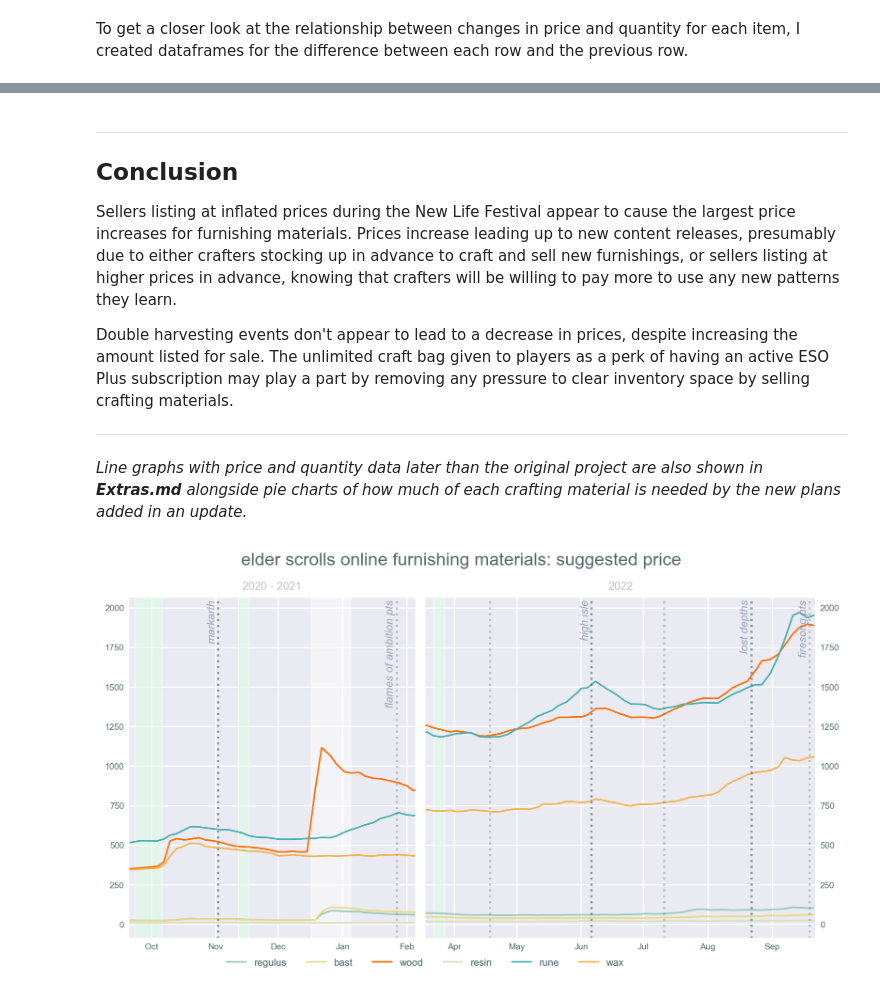
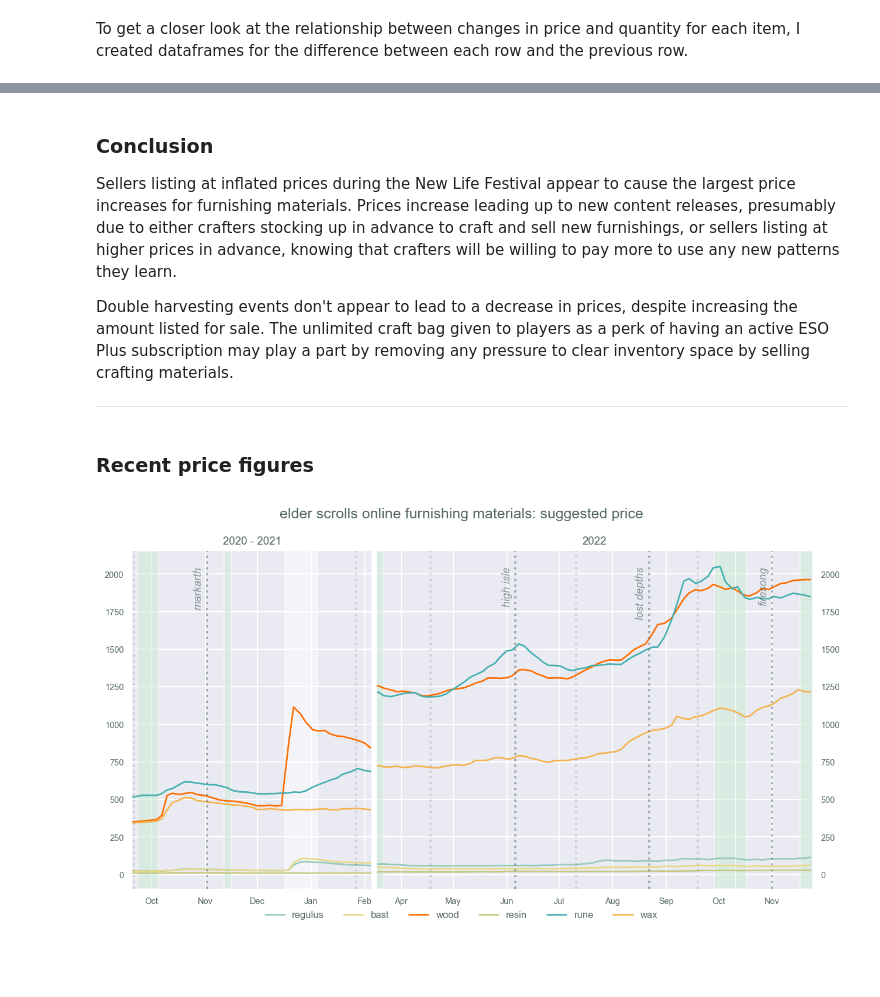
Before and after one commit to racheldelong/ESO-Crafting-Material-Prices, a Jupyter notebook: ESOMatPrices.ipynb, the cells around one changed output, grey strips where cells are left out. Saved outputs shown, nothing was run; the diff lists cells and outputs as text; code cells hidden in the pictures; blank space fills up the shorter version.

```diff
--- a/ESOMatPrices.ipynb
+++ b/ESOMatPrices.ipynb
@@ -533,6 +558,5 @@ Bast and regulus prices remain fairly stable during quantity fluctuations.
 # %% [markdown]
-************************************************
-## Conclusion
+### Conclusion
 
 Sellers listing at inflated prices during the New Life Festival appear to cause the largest price increases for furnishing materials. Prices increase leading up to new content releases, presumably due to either crafters stocking up in advance to craft and sell new furnishings, or sellers listing at higher prices in advance, knowing that crafters will be willing to pay more to use any new patterns they learn.
 
@@ -540,77 +564,67 @@ Double harvesting events don't appear to lead to a decrease in prices, despite i
 
 
 ************************************************
-# %% [markdown]
-*Line graphs with price and quantity data later than the original project are also shown in __Extras.md__ alongside pie charts of how much of each crafting material is needed by the new plans added in an update.*
+# %% [markdown]
+### Recent price figures
+# %%
+colors.update(
+    {
+        "regulus": "#98CABB",
+        "bast": "#E9D985",
+        "resin": "#c7c982",
+        "rune": "#46B0B1",
+        "wax": "#F4B34E",
+    }
+)
+
+# find date of most recent entry & add a day for current graph xlim
+current = price.index[-1]
+current = current + timedelta(days=1)
+
+# find length of 2022 graph for width ratios
+currentplot = ((price.index[-1] - price.index[44]).days) + 2
 # %%
-colors.update(
-    {
-        "regulus": "#98CABB",
-        "bast": "#E9D985",
-        "resin": "#DDDFBE",
-        "rune": "#46B0B1",
-        "wax": "#F4B34E",
-    }
-)
-
 # create 2 subplots to hide gaps in price tracking
 fig, axes = plt.subplots(
     1,
     2,
     figsize=(10, 5),
     **f,
     sharey=True,
     gridspec_kw={"width_ratios": [138, currentplot]},
 )
 fig.suptitle("elder scrolls online furnishing materials: suggested price")
 
 for ax in axes:
     for label in labels:
         ax.plot(price[label], lw=1.3, label=label, color=colors[label])
 
-    # add lines for content release dates
-    for val in test:
-        ax.axvline(x=val, **pts)
-    for val in release:
-        ax.axvline(x=val, **update)
-
-    ax.xaxis.set_major_locator(mdates.MonthLocator(interval=1))  # xtick locations
-    ax.xaxis.set_major_formatter(mdates.DateFormatter("%b"))  # xtick label format
-    ax.tick_params(**xticks)
+    date_ticks(ax)
 
 # set x-axis limits for each plot
-axes[0].set_xlim(dates["xl2020"], dates["xr2020"])
-axes[1].set_xlim(dates["xl2022"], current)
+axes[0].set_xlim(dates["xleft_20"], dates["xright_20"])
+axes[1].set_xlim(dates["xleft_22"], current)
 
 # hide inner spines
 axes[0].spines["right"].set_visible(False)
 axes[1].spines["left"].set_visible(False)
 
 # show y-axis labels on right of second plot
 axes[1].tick_params(labelright=True)
 
-axes[0].set_title("2020 - 2021", **titlefnt2)
-axes[1].set_title("2022", **titlefnt2)
+axes[0].set_title("2020 - 2021", **titlefnt)
+axes[1].set_title("2022", **titlefnt)
 
-draw_event(date=dates["ch2020"], dur=13, subpl=axes[0], type=expl)
-draw_event(date=dates["expl20"], dur=5, subpl=axes[0], type=expl)
-draw_event(date=dates["nwlf20"], dur=19, subpl=axes[0], type=event)
-draw_event(date=dates["expl22"], dur=5, subpl=axes[1], type=expl)
+mark_dates(axes, 5, 2050)
 
-# text labels for updates
-axes[0].text(x=["2020-10-30"], y=2050, s="markarth", **evfnt)
-axes[0].text(x=["2021-01-24"], y=2050, s="flames of ambition pts", **evfnt)
-axes[1].text(x=["2022-06-03"], y=2050, s="high isle", **evfnt)
-axes[1].text(x=["2022-08-19"], y=2050, s="lost depths", **evfnt)
-axes[1].text(x=["2022-09-16"], y=2050, s="firesong pts", **evfnt)
+# add legend to bottom center
+plt.figlegend(labels=labels, bbox_to_anchor=(0.5, 0.02), **legend)
 
-ax.legend(bbox_to_anchor=(0, -0.11), **legend)
-
-fig.subplots_adjust(wspace=0.03)  # squish plots closer together
+fig.subplots_adjust(wspace=0.015)  # squish plots closer together
 
 fig.savefig("images/CKy_prices2.png", dpi=100)
 # %% [output]
-[figure, old version]
+[figure, new version]
 # %%
 # create 2 subplots for quantity with gaps in time hidden, highlight wood
 fig, axes = plt.subplots(
```
Also changed, not shown: parts of 45 cells of this notebook, 12 other files.
